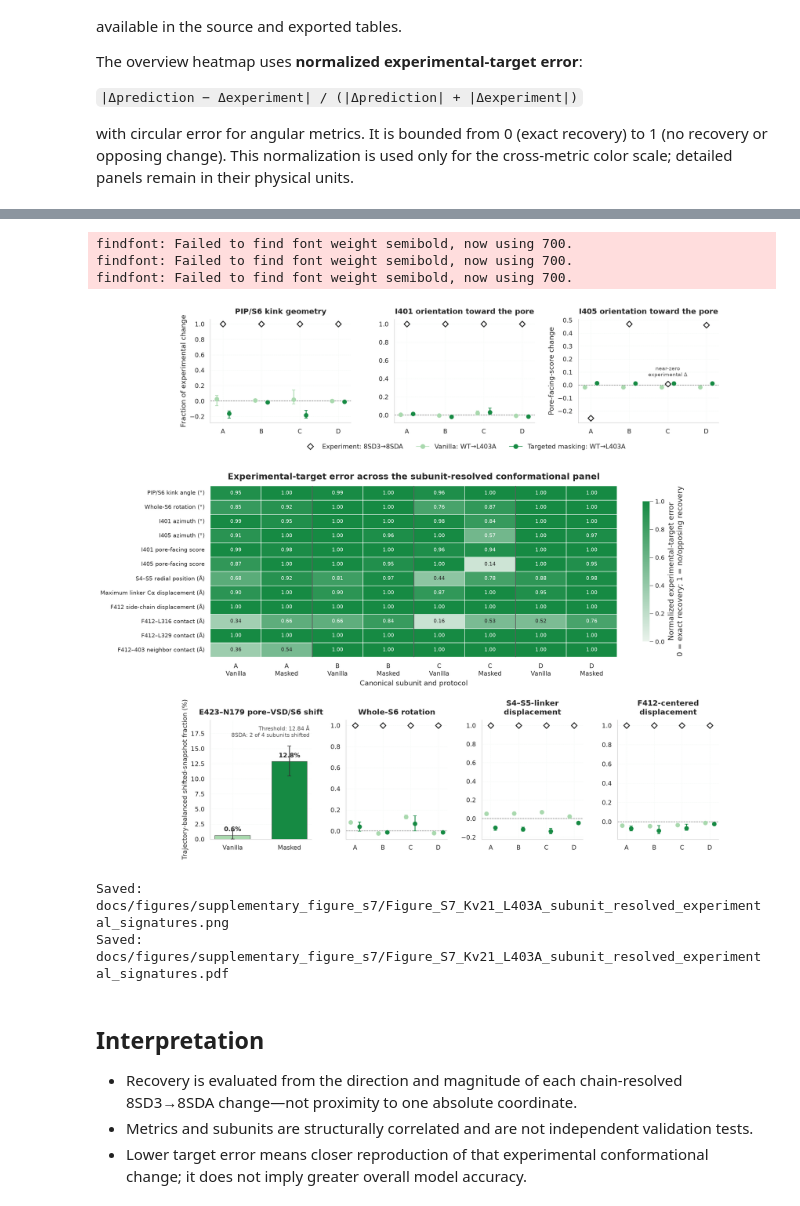
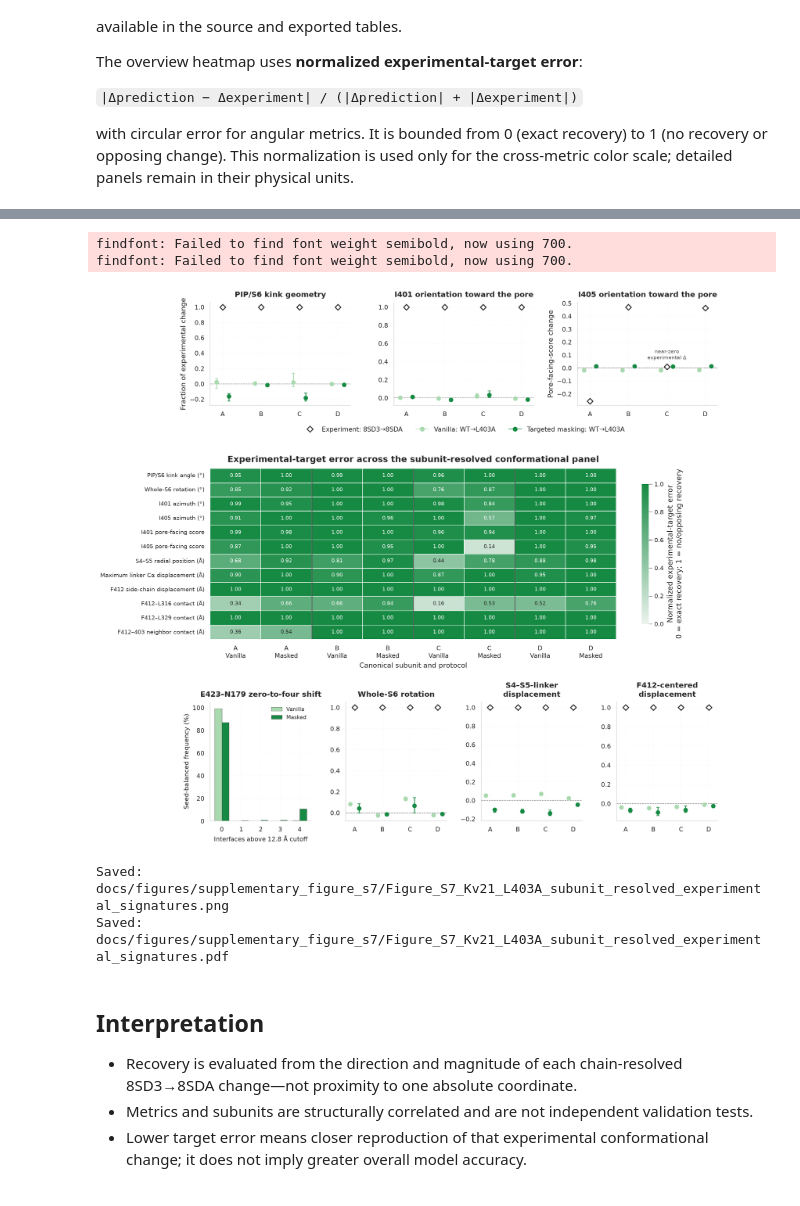
Before and after one commit to adrishg/vgci_mutants, a Jupyter notebook: paperFigures/Supplementary_Figure_S7_Kv21_L403A_Experimental_Signatures.ipynb, the cells around one changed output, grey strips where cells are left out. Cells and saved outputs as stored; diff of their text form; code cells hidden in the pictures.

Commit message:
replace supplementary S7 panel E with paired seed result

```diff
--- a/paperFigures/Supplementary_Figure_S7_Kv21_L403A_Experimental_Signatures.ipynb
+++ b/paperFigures/Supplementary_Figure_S7_Kv21_L403A_Experimental_Signatures.ipynb
@@ -207,53 +189,46 @@ ax_heat.tick_params(axis='x', rotation=0, labelsize=10.5)
 ax_heat.tick_params(axis='y', rotation=0, labelsize=9.5)
 for x in [2,4,6]: ax_heat.axvline(x, color='#555555', lw=1.2)
 
 # Additional structural signatures, including a nonredundant occupancy summary
 # of the E423–N179 shift shown as distributions in the main figure.
 bottom = outer[2].subgridspec(1, 4, wspace=.34)
 bottom_metrics = [
     ('whole_s6_rotation_vs_8SD3_deg', 'Whole-S6 rotation'),
     ('linker_residue_ca_displacement_max_A', 'S4–S5-linker\ndisplacement'),
     ('F412_sidechain_centroid_displacement_vs_8SD3_A', 'F412-centered\ndisplacement'),
 ]
 
 ax_occ = fig.add_subplot(bottom[0, 0])
-occ = occupancy_summary.set_index('Protocol').reindex(['vanilla','masked'])
-reached = occ.trajectory_balanced_fraction * 100
-lo = occ.ci_low * 100
-hi = occ.ci_high * 100
-bars = ax_occ.bar([0,1], reached, width=.62, color=[VAN, MASK],
-                  edgecolor='#4a4a4a', linewidth=.7)
-ax_occ.errorbar([0,1], reached, yerr=[reached-lo, hi-reached], fmt='none',
-                ecolor='#333333', elinewidth=1.3, capsize=3, zorder=4)
-for bar, value in zip(bars, reached):
-    label = f'{value:.2f}%' if value < .1 else f'{value:.1f}%'
-    ax_occ.text(bar.get_x()+bar.get_width()/2, value + .45, label,
-                ha='center', va='bottom', fontsize=10.5, fontweight='semibold')
-ax_occ.set_xticks([0,1], ['Vanilla','Masked'])
-ax_occ.set_ylabel('Trajectory-balanced shifted-snapshot fraction (%)', fontsize=10.8)
-ax_occ.set_title('E423–N179 pore–VSD/S6 shift', fontsize=12.5, fontweight='semibold', pad=9)
-ax_occ.text(.98, .96, 'Threshold: 12.84 Å\n8SDA: 2 of 4 subunits shifted', transform=ax_occ.transAxes,
-            ha='right', va='top', fontsize=9, color='#555555')
-ax_occ.set_ylim(0, max(16, float(hi.max())*1.28))
+x = occupancy_summary.category.to_numpy(float)
+width = .36
+ax_occ.bar(x-width/2, 100*occupancy_summary.probability_A, width,
+           color=VAN, label='Vanilla', edgecolor='#4a4a4a', linewidth=.5)
+ax_occ.bar(x+width/2, 100*occupancy_summary.probability_B, width,
+           color=MASK, label='Masked', edgecolor='#4a4a4a', linewidth=.5)
+ax_occ.set_xticks(x, occupancy_summary.category.astype(int))
+ax_occ.set_ylabel('Seed-balanced frequency (%)', fontsize=10.8)
+ax_occ.set_xlabel('Interfaces above 12.8 Å cutoff', fontsize=10.5)
+ax_occ.set_title('E423–N179 zero-to-four shift', fontsize=12.5, fontweight='semibold', pad=9)
+ax_occ.legend(frameon=False, fontsize=9, loc='upper right')
+ax_occ.set_ylim(0, 105)
 ax_occ.tick_params(labelsize=10.5); sns.despine(ax=ax_occ)
 
 for j, (metric, title) in enumerate(bottom_metrics, start=1):
     ax = fig.add_subplot(bottom[0, j])
     effect_panel(ax, metric, title)
     ax.set_ylabel('')
 
 png = FIG_DIR / 'Figure_S7_Kv21_L403A_subunit_resolved_experimental_signatures.png'
 pdf = FIG_DIR / 'Figure_S7_Kv21_L403A_subunit_resolved_experimental_signatures.pdf'
 fig.savefig(png, dpi=400, bbox_inches='tight', facecolor='white')
 fig.savefig(pdf, bbox_inches='tight', facecolor='white')
 plt.show(); plt.close(fig)
 print('Saved:', png.relative_to(repo_root))
 print('Saved:', pdf.relative_to(repo_root))
 # %% [output]
 findfont: Failed to find font weight semibold, now using 700.
 findfont: Failed to find font weight semibold, now using 700.
-findfont: Failed to find font weight semibold, now using 700.
-[figure, old version]
+[figure, new version]
 Saved: docs/figures/supplementary_figure_s7/Figure_S7_Kv21_L403A_subunit_resolved_experimental_signatures.png
 Saved: docs/figures/supplementary_figure_s7/Figure_S7_Kv21_L403A_subunit_resolved_experimental_signatures.pdf
 # %% [markdown]
```
Also changed, not shown: parts of 1 cell of this notebook, 4 other files.
